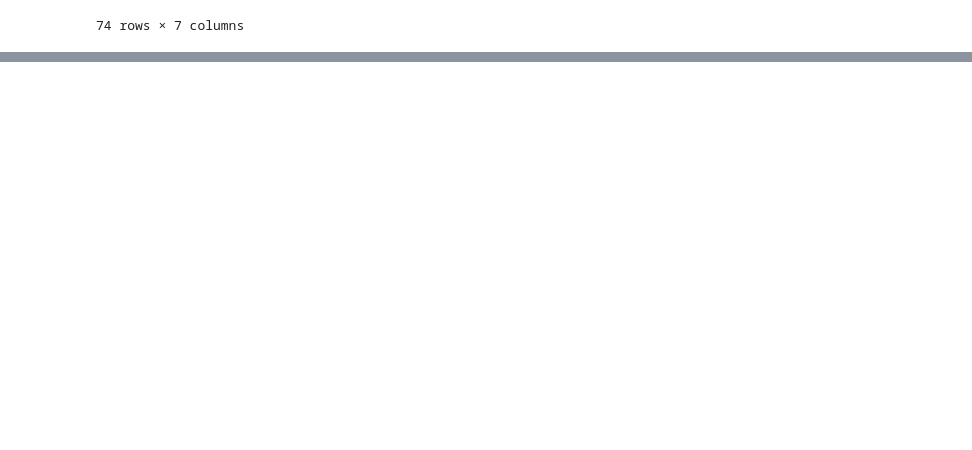
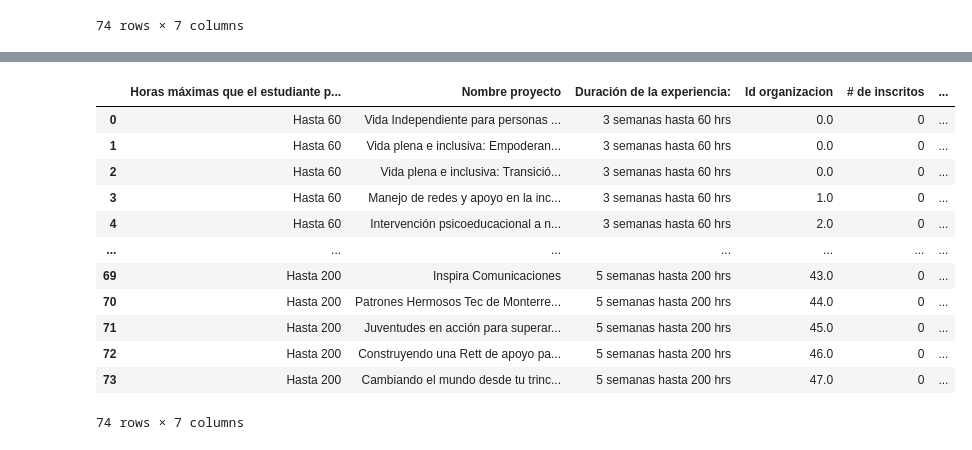
Before and after one commit to MarcosSaade/secure-fair, a Jupyter notebook: backend/Dummy/backend_dummy.ipynb, the cells around one changed output, grey strips where cells are left out. Saved outputs shown, nothing was run; the diff lists cells and outputs as text; code cells hidden in the pictures; blank space fills up the shorter version.

```diff
--- a/backend/Dummy/backend_dummy.ipynb
+++ b/backend/Dummy/backend_dummy.ipynb
@@ -84,0 +213,4 @@ base
+# %%
+
+proyectos.iloc[14:19, 2] = 13
+proyectos.iloc[[25, 26], 2] = 19
@@ -84,0 +255,5 @@ base
+# %%
+proyectos = proyectos.iloc[:,[2,1,3,4]]
+# %%
+proyectos.rename(columns={"level_0":"Id organizacion"}, inplace=True)
+proyectos
@@ -84,0 +278,7 @@ base
+# %%
+proyectos["# de inscritos"] = pd.Series([0]*len(proyectos))
+proyectos["Id proyecto"] = pd.Series([0]*len(proyectos))
+for i in range(len(proyectos)):
+    proyectos["Id proyecto"][i] = i
+
+proyectos["Correo de la organización"] = pd.Series(["ejemplo@proyecto.com"]*len(proyectos))
@@ -84,0 +303,17 @@ base
+# %%
+proyectos.rename(columns={" Nombre del Proyecto Solidario: \n (NOTA: no es el nombre de la OSF ni es el listado de actividades a realizar, ni la clave del CRN, el nombre debe ser atractivo para el estudiante) ":"Nombre proyecto"}, inplace=True)
+proyectos
+# %% [output]
+|  | Horas máximas que el estudiante p... | Nombre proyecto | Duración de la experiencia: | Id organizacion | # de inscritos | ... |
+| 0 | Hasta 60 | Vida Independiente para personas ... | 3 semanas hasta 60 hrs | 0.0 | 0 | ... |
+| 1 | Hasta 60 | Vida plena e inclusiva: Empoderan... | 3 semanas hasta 60 hrs | 0.0 | 0 | ... |
+| 2 | Hasta 60 | Vida plena e inclusiva: Transició... | 3 semanas hasta 60 hrs | 0.0 | 0 | ... |
+| 3 | Hasta 60 | Manejo de redes y apoyo en la inc... | 3 semanas hasta 60 hrs | 1.0 | 0 | ... |
+| 4 | Hasta 60 | Intervención psicoeducacional a n... | 3 semanas hasta 60 hrs | 2.0 | 0 | ... |
+| ... | ... | ... | ... | ... | ... | ... |
+| 69 | Hasta 200 | Inspira Comunicaciones | 5 semanas hasta 200 hrs | 43.0 | 0 | ... |
+| 70 | Hasta 200 | Patrones Hermosos Tec de Monterre... | 5 semanas hasta 200 hrs | 44.0 | 0 | ... |
+| 71 | Hasta 200 | Juventudes en acción para superar... | 5 semanas hasta 200 hrs | 45.0 | 0 | ... |
+| 72 | Hasta 200 | Construyendo una Rett de apoyo pa... | 5 semanas hasta 200 hrs | 46.0 | 0 | ... |
+| 73 | Hasta 200 | Cambiando el mundo desde tu trinc... | 5 semanas hasta 200 hrs | 47.0 | 0 | ... |
+74 rows × 7 columns
```
Also changed, not shown: parts of 30 cells of this notebook.
